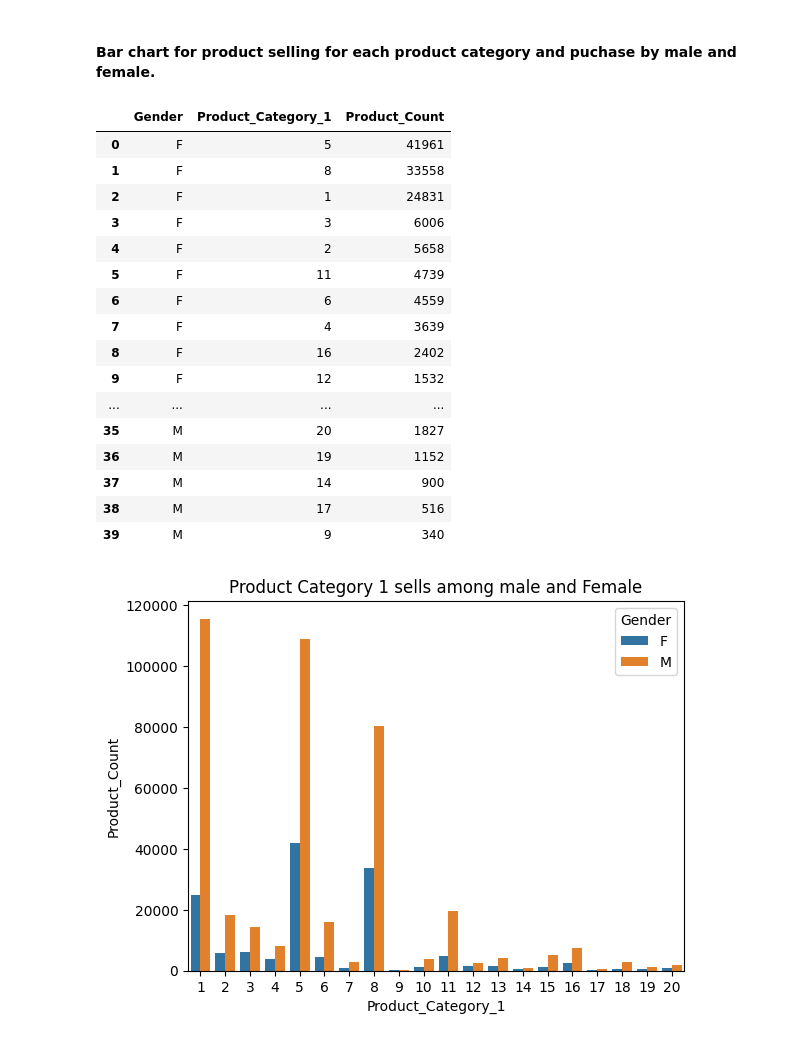
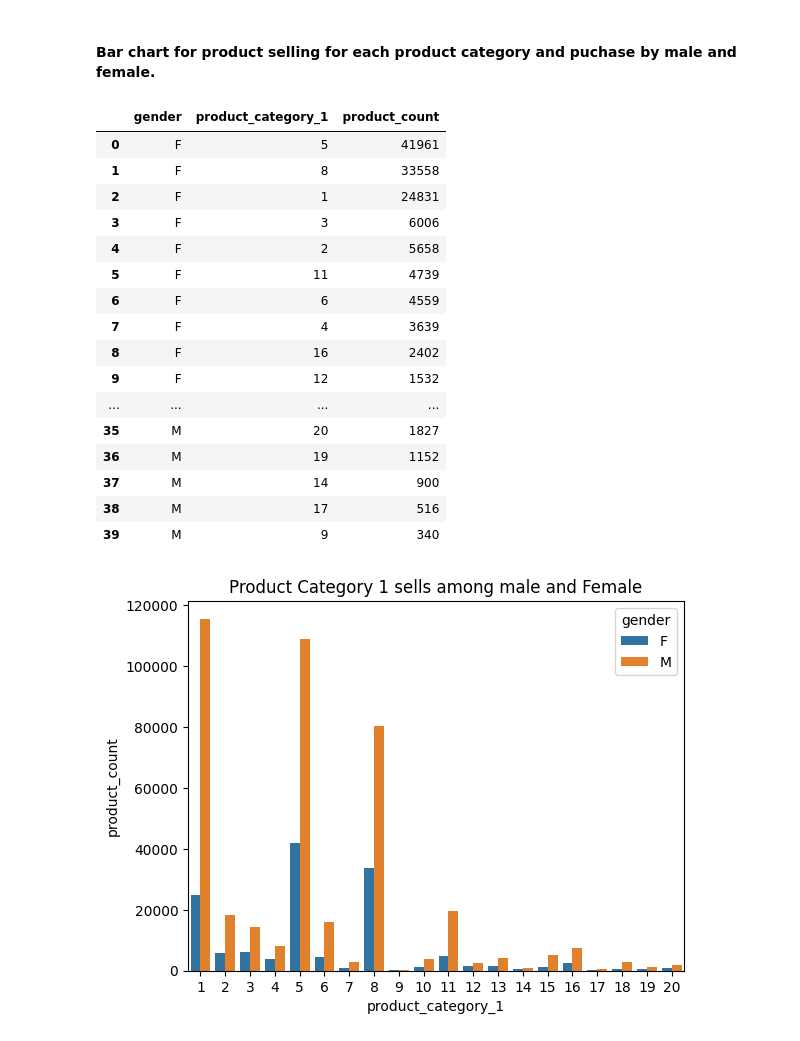
Before and after one commit to krishnaapurva/Black_Friday_Sales_EDA, a Jupyter notebook: black_friday_Sales_Analysis.ipynb, the cells around one changed output. Cells and saved outputs as stored; diff of their text form; code cells hidden in the pictures.

```diff
--- a/black_friday_Sales_Analysis.ipynb
+++ b/black_friday_Sales_Analysis.ipynb
@@ -80,0 +61,2 @@ df.describe()
+# %%
+df.columns = df.columns.str.lower()
@@ -149,5 +147,5 @@ array(['2', '4+', '3', '1', '0'], dtype=object)
 # %% [markdown]
 ##### In Stay_In_Current_City_Years we have '4+' value which making this column of type Object. Apart from that all the values are integer. So, to deal with this scenario we will replace '4+' with 4.
 # %%
-df['Stay_In_Current_City_Years'] = df['Stay_In_Current_City_Years'].replace('4+',4).astype(int)
+df['stay_in_current_city_years'] = df['stay_in_current_city_years'].replace('4+',4).astype(int)
 # %%
@@ -175,11 +174,11 @@ array([nan, 14., 17.,  5.,  4., 16., 15.,  8.,  9., 13.,  6., 12.,  3.,
 #####   *We are approaching it by replacing null values with the median of the column*
 ##### 2. We need to convert the float values into integer values.
 # %%
-pc2_median = df.Product_Category_2.median()
-df['Product_Category_2'] = df['Product_Category_2'].fillna(pc2_median).astype(int)
+pc2_median = df.product_category_2.median()
+df['product_category_2'] = df['product_category_2'].fillna(pc2_median).astype(int)
 # %%
-pc3_median = df.Product_Category_3.median()
-df['Product_Category_3'] = df['Product_Category_3'].fillna(pc3_median).astype(int)
+pc3_median = df.product_category_3.median()
+df['product_category_3'] = df['product_category_3'].fillna(pc3_median).astype(int)
 # %%
 missing_value = df.isna().sum()
 missing_value
@@ -326,10 +325,10 @@ plt.show()
 # %% [markdown]
 #### Bar chart for product selling for each product category and puchase by male and female.
 # %%
-df_gp_gen = df.groupby('Gender')['Product_Category_1'].value_counts().to_frame(name='Product_Count').reset_index()
+df_gp_gen = df.groupby('gender')['product_category_1'].value_counts().to_frame(name='product_count').reset_index()
 df_gp_gen
 # %% [output]
-|  | Gender | Product_Category_1 | Product_Count |
+|  | gender | product_category_1 | product_count |
 | 0 | F | 5 | 41961 |
 | 1 | F | 8 | 33558 |
 | 2 | F | 1 | 24831 |
```
Also changed, not shown: parts of 55 cells of this notebook.
